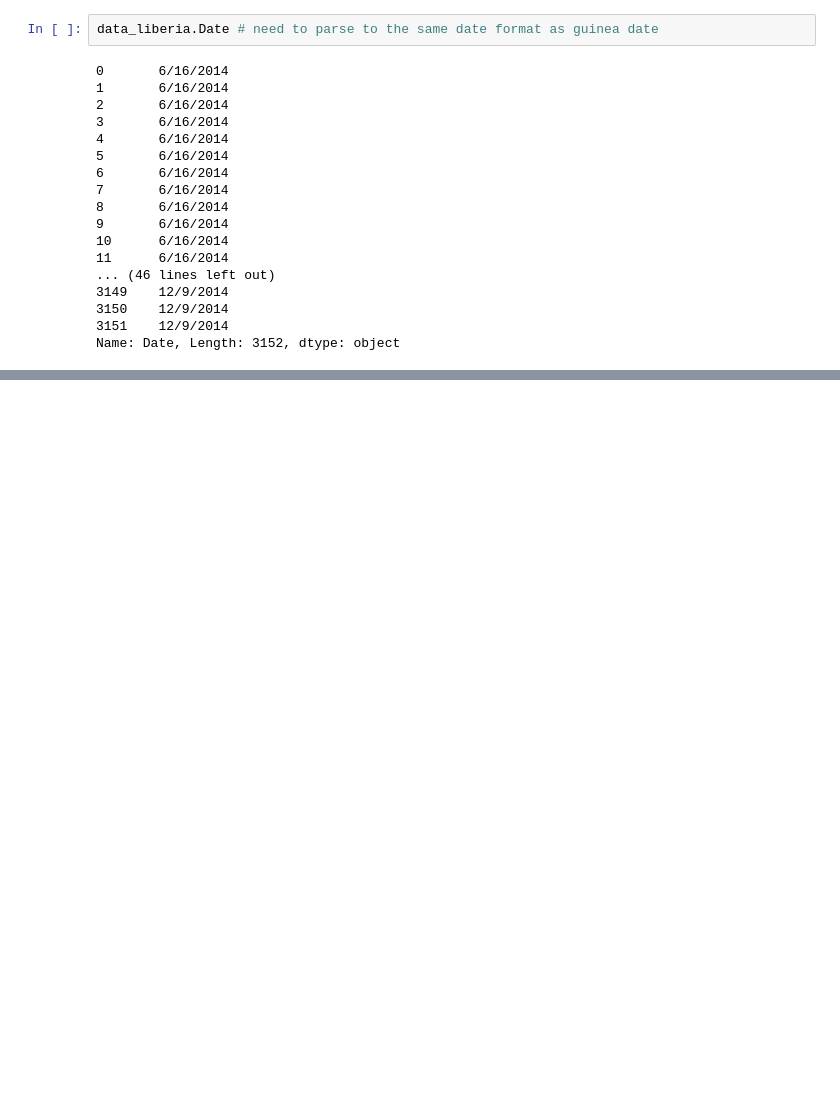
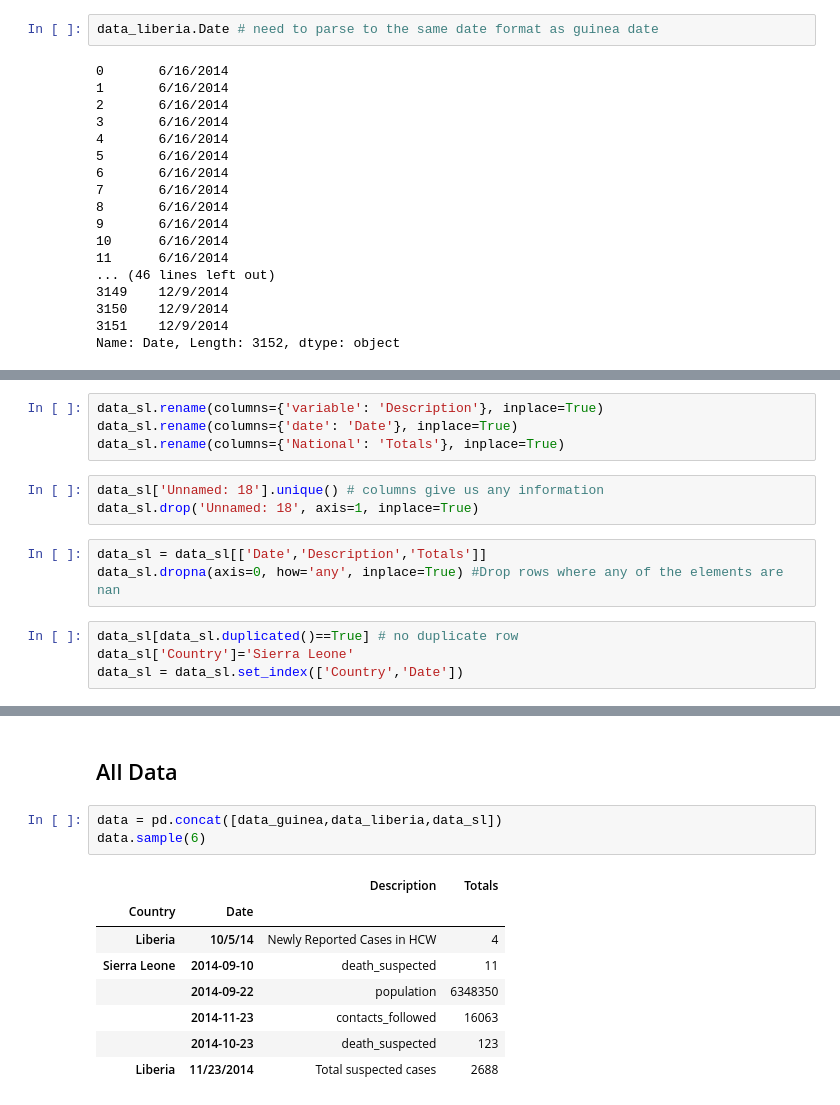
Before and after one commit to Roussaky/ada-EPFL, a Jupyter notebook: Homework1/task1-ongoing/task1.ipynb, the cells around one changed output, grey strips where cells are left out. Cells and saved outputs as stored; diff of their text form; blank space fills up the shorter version.

```diff
--- a/Homework1/task1-ongoing/task1.ipynb
+++ b/Homework1/task1-ongoing/task1.ipynb
@@ -212,0 +236,14 @@ data_liberia.head()
+# %%
+data_sl.rename(columns={'variable': 'Description'}, inplace=True)
+data_sl.rename(columns={'date': 'Date'}, inplace=True)
+data_sl.rename(columns={'National': 'Totals'}, inplace=True)
+# %%
+data_sl['Unnamed: 18'].unique() # columns give us any information
+data_sl.drop('Unnamed: 18', axis=1, inplace=True)
+# %%
+data_sl = data_sl[['Date','Description','Totals']]
+data_sl.dropna(axis=0, how='any', inplace=True) #Drop rows where any of the elements are nan
+# %%
+data_sl[data_sl.duplicated()==True] # no duplicate row
+data_sl['Country']='Sierra Leone'
+data_sl = data_sl.set_index(['Country','Date'])
@@ -212,0 +260,14 @@ data_liberia.head()
+# %% [markdown]
+##  All Data
+# %%
+data = pd.concat([data_guinea,data_liberia,data_sl])
+data.sample(6)
+# %% [output]
+|  |  | Description | Totals |
+| Country | Date |  |  |
+| Liberia | 10/5/14 | Newly Reported Cases in HCW | 4 |
+| Sierra Leone | 2014-09-10 | death_suspected | 11 |
+|  | 2014-09-22 | population | 6348350 |
+|  | 2014-11-23 | contacts_followed | 16063 |
+|  | 2014-10-23 | death_suspected | 123 |
+| Liberia | 11/23/2014 | Total suspected cases | 2688 |
```
Also changed, not shown: parts of 12 cells of this notebook.
